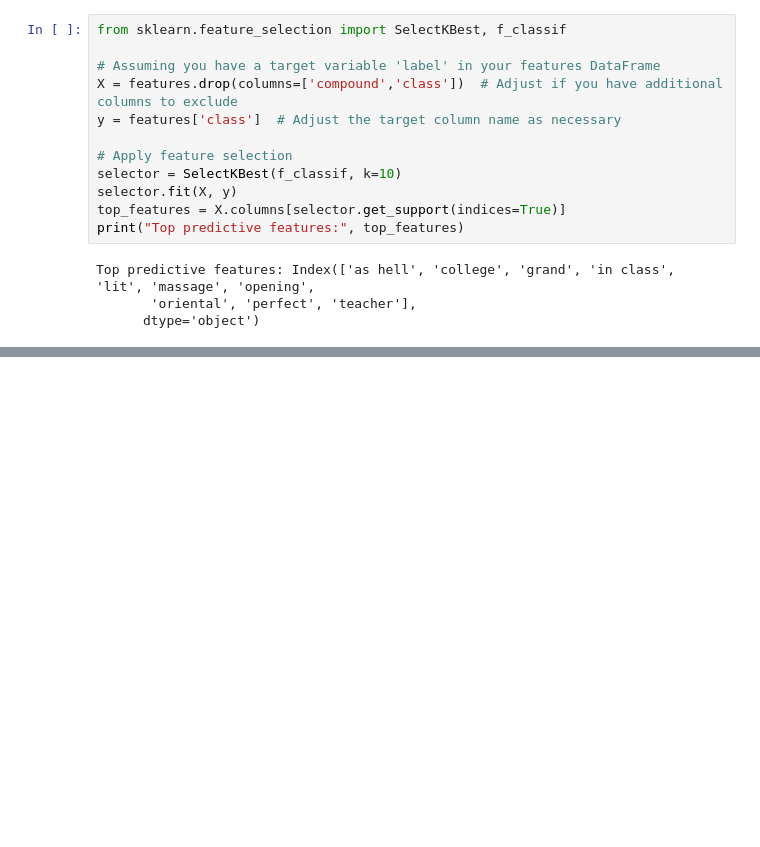
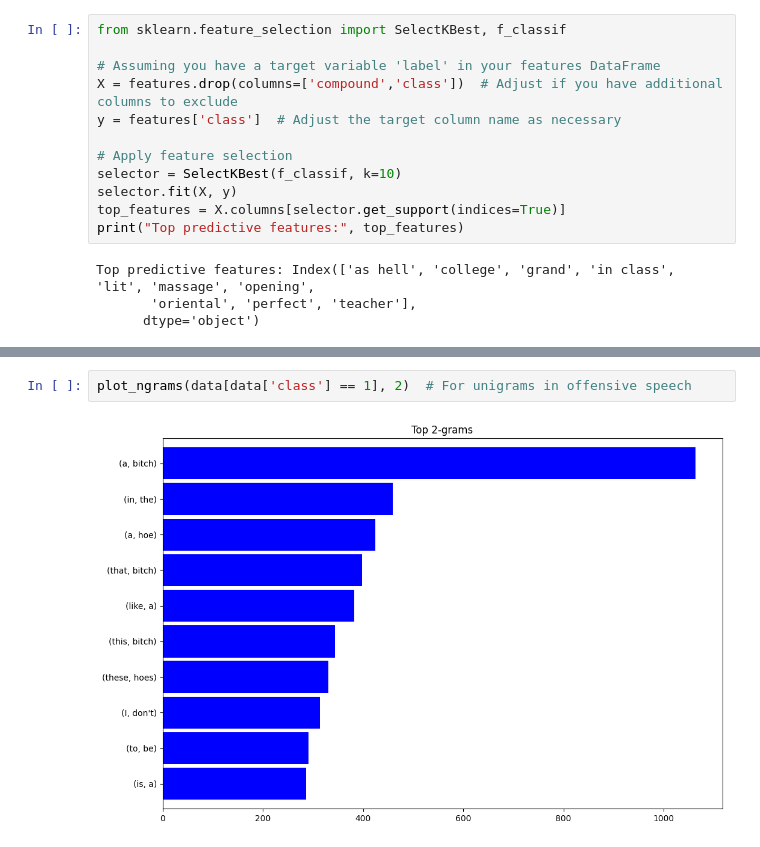
Before and after one commit to laexxtia/textsent, a Jupyter notebook: main.ipynb, the cells around one changed output, grey strips where cells are left out. Cells and saved outputs as stored; diff of their text form; blank space fills up the shorter version.

```diff
--- a/main.ipynb
+++ b/main.ipynb
@@ -135,0 +153,4 @@ Top predictive features: Index(['as hell', 'college', 'grand', 'in class', 'lit'
+# %%
+plot_ngrams(data[data['class'] == 1], 2)  # For unigrams in offensive speech
+# %% [output]
+[figure, added]
```
Also changed, not shown: parts of 2 cells of this notebook, 3 other files.
